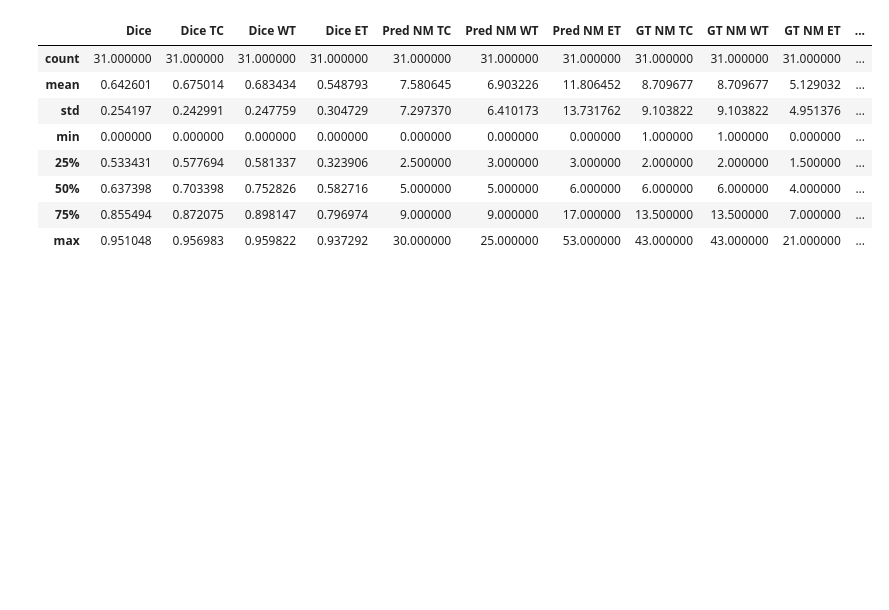
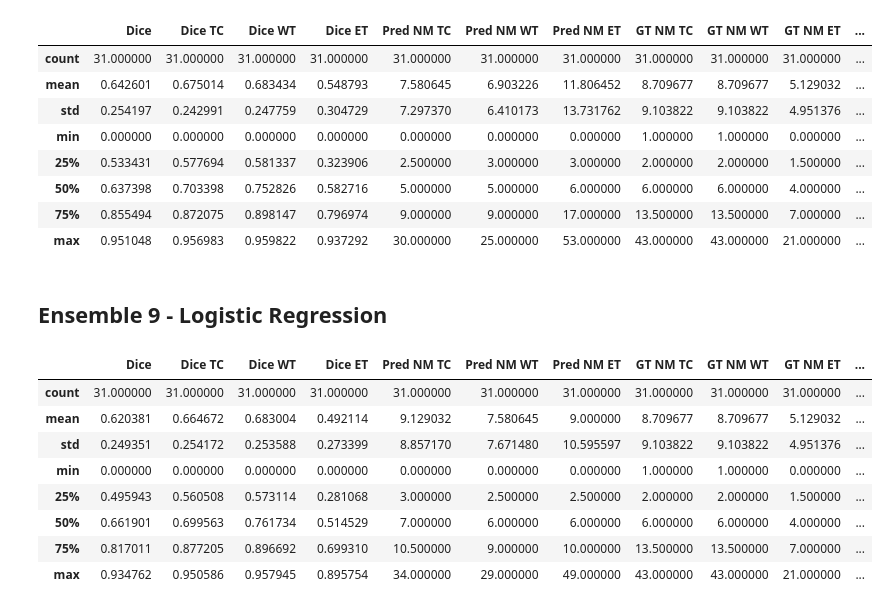
Before and after one commit to NachoGV/Semantic-Segmentation-of-Brain-Metastases-in-MRI-Scans, a Jupyter notebook: ensemble_no_unet.ipynb, the cells around one changed output. Saved outputs shown, nothing was run; the diff lists cells and outputs as text; code cells hidden in the pictures; blank space fills up the shorter version.

```diff
--- a/ensemble_no_unet.ipynb
+++ b/ensemble_no_unet.ipynb
@@ -470,3 +336,33 @@ df.describe()
 | 50% | 0.637398 | 0.703398 | 0.752826 | 0.582716 | 5.000000 | 5.000000 | 6.000000 | 6.000000 | 6.000000 | 4.000000 | ... |
 | 75% | 0.855494 | 0.872075 | 0.898147 | 0.796974 | 9.000000 | 9.000000 | 17.000000 | 13.500000 | 13.500000 | 7.000000 | ... |
 | max | 0.951048 | 0.956983 | 0.959822 | 0.937292 | 30.000000 | 25.000000 | 53.000000 | 43.000000 | 43.000000 | 21.000000 | ... |
+# %% [markdown]
+## Ensemble 9 - Logistic Regression
+# %%
+def lr(predictions, model):
+    max_size = (315, 315, 308)
+    flattened_predictions = [pred.view(3, -1).t() for pred in predictions]
+    flattened_predictions = torch.cat(flattened_predictions, dim=1)
+    with torch.no_grad():
+        output = model(flattened_predictions)
+    img = AsDiscrete(threshold=0.9)(output)
+    return img.T.reshape(1, 3, max_size[0], max_size[1], max_size[2])
+
+#--------------------------------------------------------------------------------
+
+model = LogisticRegression(9, 3)
+model.load_state_dict(torch.load('./outputs/EnsembleNU/LogisticRegression_nu.pth'))
+model.eval()
+df = ensemble_inference_nu(test_df, lr, threshold=0.9, store_npz=True, model_name='logreg', model=model)
+df.to_csv('./outputs/EnsembleNU/ensemble_logreg.csv', index=False)
+df.describe()
+# %% [output]
+|  | Dice | Dice TC | Dice WT | Dice ET | Pred NM TC | Pred NM WT | Pred NM ET | GT NM TC | GT NM WT | GT NM ET | ... |
+| count | 31.000000 | 31.000000 | 31.000000 | 31.000000 | 31.000000 | 31.000000 | 31.000000 | 31.000000 | 31.000000 | 31.000000 | ... |
+| mean | 0.620381 | 0.664672 | 0.683004 | 0.492114 | 9.129032 | 7.580645 | 9.000000 | 8.709677 | 8.709677 | 5.129032 | ... |
+| std | 0.249351 | 0.254172 | 0.253588 | 0.273399 | 8.857170 | 7.671480 | 10.595597 | 9.103822 | 9.103822 | 4.951376 | ... |
+| min | 0.000000 | 0.000000 | 0.000000 | 0.000000 | 0.000000 | 0.000000 | 0.000000 | 1.000000 | 1.000000 | 0.000000 | ... |
+| 25% | 0.495943 | 0.560508 | 0.573114 | 0.281068 | 3.000000 | 2.500000 | 2.500000 | 2.000000 | 2.000000 | 1.500000 | ... |
+| 50% | 0.661901 | 0.699563 | 0.761734 | 0.514529 | 7.000000 | 6.000000 | 6.000000 | 6.000000 | 6.000000 | 4.000000 | ... |
+| 75% | 0.817011 | 0.877205 | 0.896692 | 0.699310 | 10.500000 | 9.000000 | 10.000000 | 13.500000 | 13.500000 | 7.000000 | ... |
+| max | 0.934762 | 0.950586 | 0.957945 | 0.895754 | 34.000000 | 29.000000 | 49.000000 | 43.000000 | 43.000000 | 21.000000 | ... |
```
Also changed, not shown: parts of 11 cells of this notebook, 13 other files.
